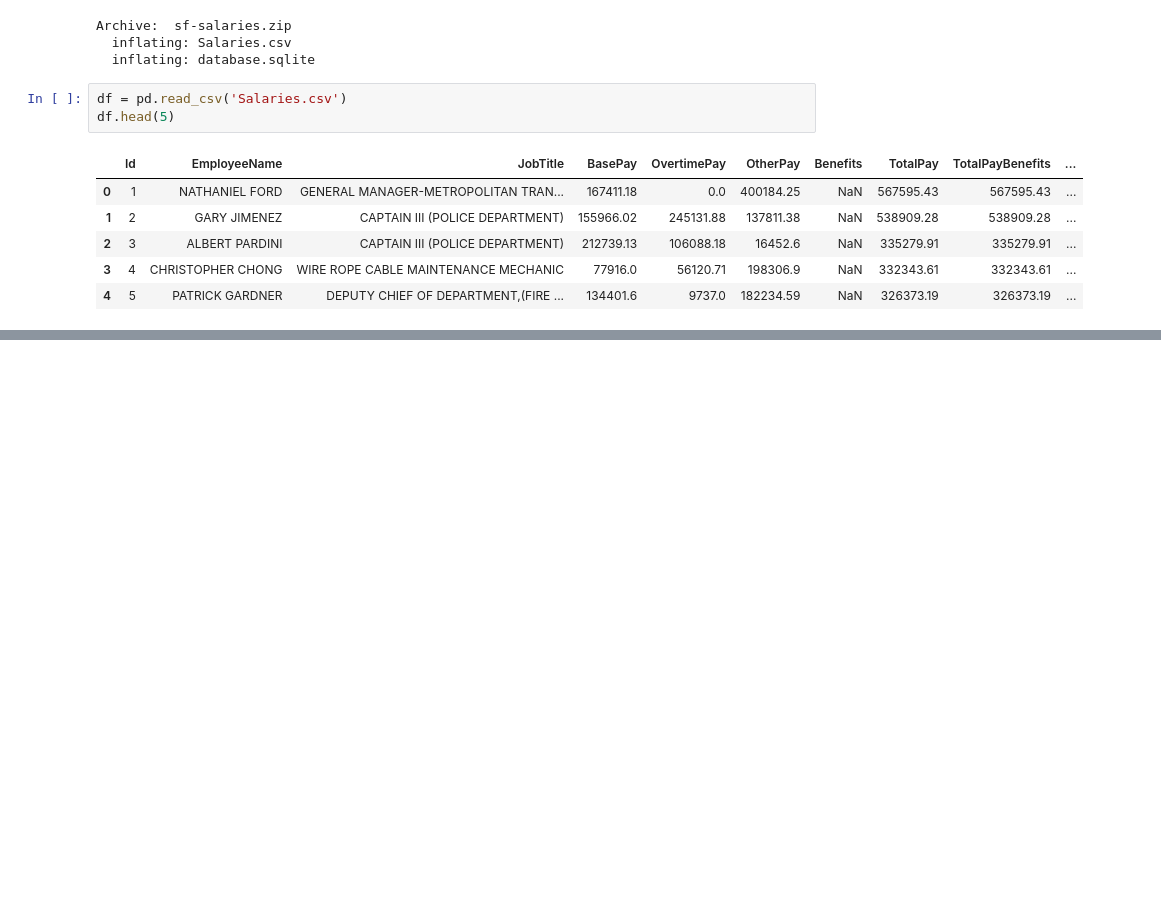
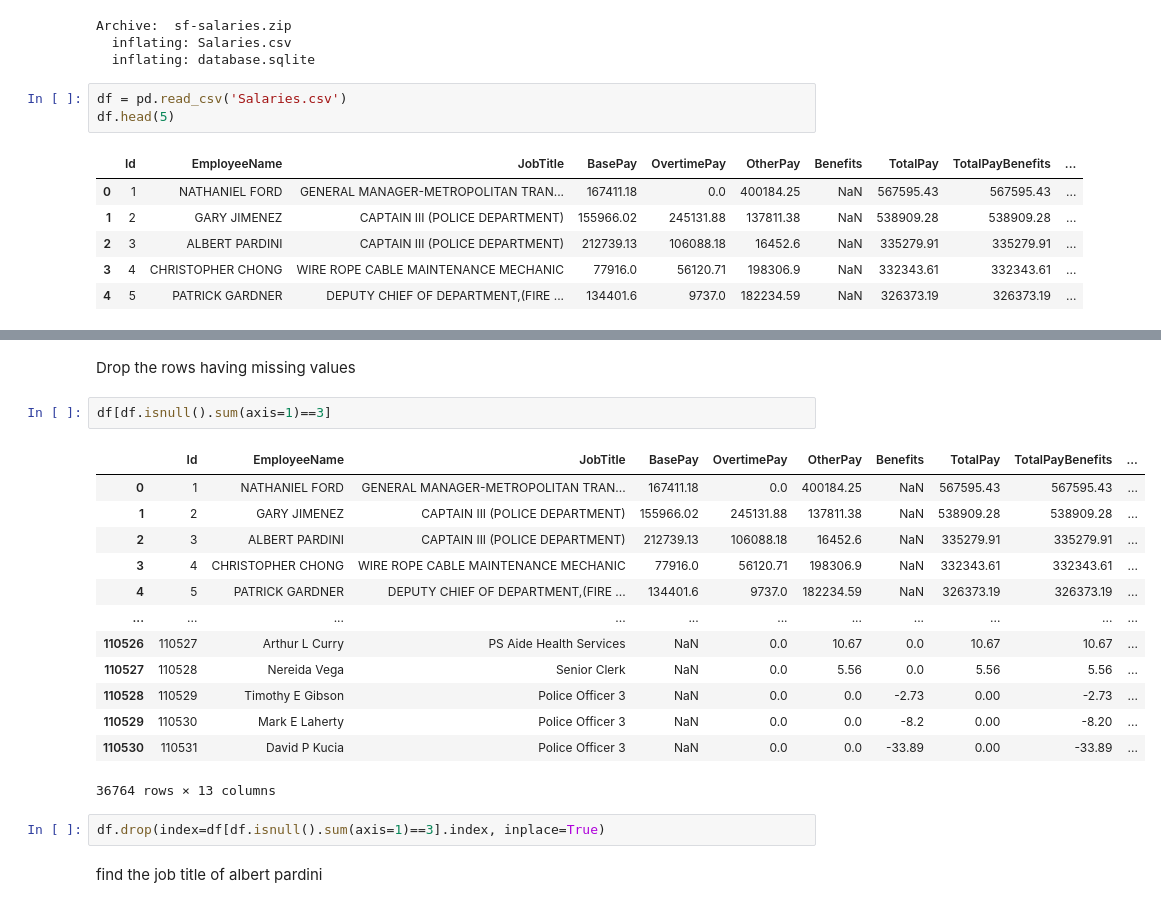
Before and after one commit to Nabila45/SF_salaries, a Jupyter notebook: case_study_02_SF_Salaries.ipynb, the cells around one changed output, grey strips where cells are left out. Drawn from its saved outputs; the diff is of its cells as text; blank space fills up the shorter version.

```diff
--- a/case_study_02_SF_Salaries.ipynb
+++ b/case_study_02_SF_Salaries.ipynb
@@ -64,0 +254,22 @@ df.head(5)
+# %% [markdown]
+Drop the rows having missing values
+# %%
+df[df.isnull().sum(axis=1)==3]
+# %% [output]
+|  | Id | EmployeeName | JobTitle | BasePay | OvertimePay | OtherPay | Benefits | TotalPay | TotalPayBenefits | ... |
+| 0 | 1 | NATHANIEL FORD | GENERAL MANAGER-METROPOLITAN TRAN... | 167411.18 | 0.0 | 400184.25 | NaN | 567595.43 | 567595.43 | ... |
+| 1 | 2 | GARY JIMENEZ | CAPTAIN III (POLICE DEPARTMENT) | 155966.02 | 245131.88 | 137811.38 | NaN | 538909.28 | 538909.28 | ... |
+| 2 | 3 | ALBERT PARDINI | CAPTAIN III (POLICE DEPARTMENT) | 212739.13 | 106088.18 | 16452.6 | NaN | 335279.91 | 335279.91 | ... |
+| 3 | 4 | CHRISTOPHER CHONG | WIRE ROPE CABLE MAINTENANCE MECHANIC | 77916.0 | 56120.71 | 198306.9 | NaN | 332343.61 | 332343.61 | ... |
+| 4 | 5 | PATRICK GARDNER | DEPUTY CHIEF OF DEPARTMENT,(FIRE ... | 134401.6 | 9737.0 | 182234.59 | NaN | 326373.19 | 326373.19 | ... |
+| ... | ... | ... | ... | ... | ... | ... | ... | ... | ... | ... |
+| 110526 | 110527 | Arthur L Curry | PS Aide Health Services | NaN | 0.0 | 10.67 | 0.0 | 10.67 | 10.67 | ... |
+| 110527 | 110528 | Nereida Vega | Senior Clerk | NaN | 0.0 | 5.56 | 0.0 | 5.56 | 5.56 | ... |
+| 110528 | 110529 | Timothy E Gibson | Police Officer 3 | NaN | 0.0 | 0.0 | -2.73 | 0.00 | -2.73 | ... |
+| 110529 | 110530 | Mark E Laherty | Police Officer 3 | NaN | 0.0 | 0.0 | -8.2 | 0.00 | -8.20 | ... |
+| 110530 | 110531 | David P Kucia | Police Officer 3 | NaN | 0.0 | 0.0 | -33.89 | 0.00 | -33.89 | ... |
+36764 rows × 13 columns
+# %%
+df.drop(index=df[df.isnull().sum(axis=1)==3].index, inplace=True)
+# %% [markdown]
+find the job title of albert pardini
```
Also changed, not shown: parts of 25 cells of this notebook.
